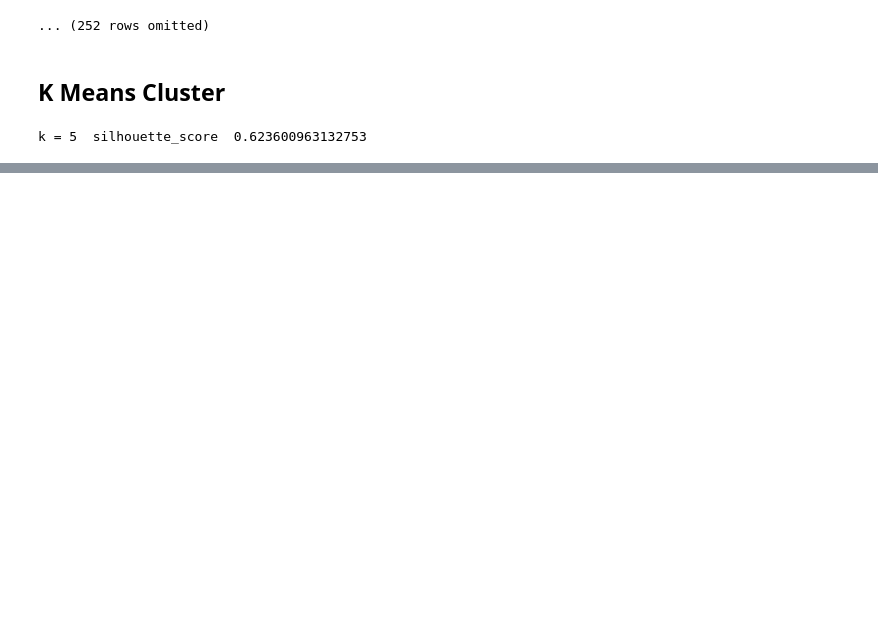
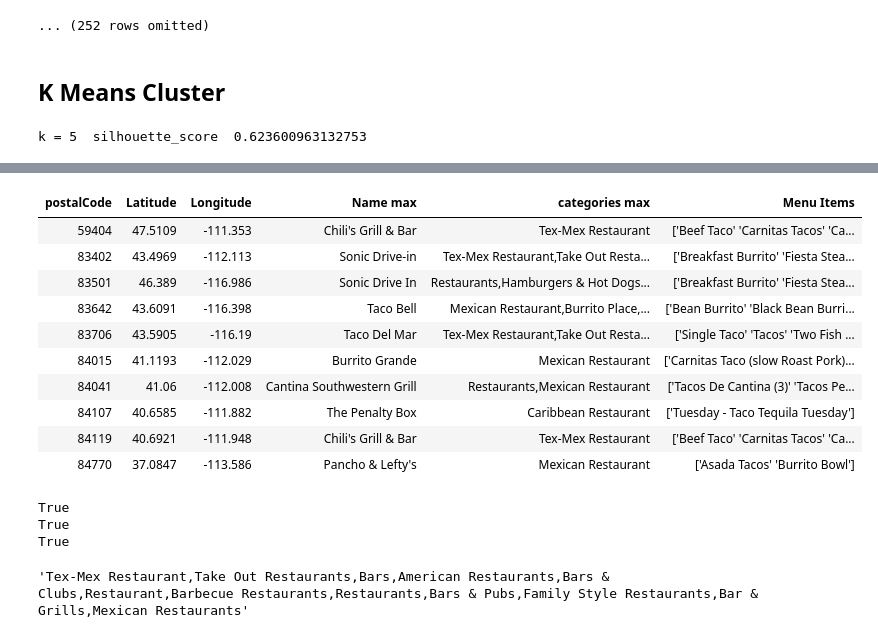
Before and after one commit to sashbhagav/tamudatathon, a Jupyter notebook: organized.ipynb, the cells around one changed output, grey strips where cells are left out. Drawn from its saved outputs; the diff is of its cells as text; code cells hidden in the pictures; blank space fills up the shorter version.

```diff
--- a/organized.ipynb
+++ b/organized.ipynb
@@ -201,0 +256,26 @@ preds
+# %%
+preds
+# %% [output]
+| postalCode | Latitude | Longitude | Name max | categories max | Menu Items |
+| 59404 | 47.5109 | -111.353 | Chili's Grill & Bar | Tex-Mex Restaurant | ['Beef Taco' 'Carnitas Tacos' 'Ca... |
+| 83402 | 43.4969 | -112.113 | Sonic Drive-in | Tex-Mex Restaurant,Take Out Resta... | ['Breakfast Burrito' 'Fiesta Stea... |
+| 83501 | 46.389 | -116.986 | Sonic Drive In | Restaurants,Hamburgers & Hot Dogs... | ['Breakfast Burrito' 'Fiesta Stea... |
+| 83642 | 43.6091 | -116.398 | Taco Bell | Mexican Restaurant,Burrito Place,... | ['Bean Burrito' 'Black Bean Burri... |
+| 83706 | 43.5905 | -116.19 | Taco Del Mar | Tex-Mex Restaurant,Take Out Resta... | ['Single Taco' 'Tacos' 'Two Fish ... |
+| 84015 | 41.1193 | -112.029 | Burrito Grande | Mexican Restaurant | ['Carnitas Taco (slow Roast Pork)... |
+| 84041 | 41.06 | -112.008 | Cantina Southwestern Grill | Restaurants,Mexican Restaurant | ['Tacos De Cantina (3)' 'Tacos Pe... |
+| 84107 | 40.6585 | -111.882 | The Penalty Box | Caribbean Restaurant | ['Tuesday - Taco Tequila Tuesday'] |
+| 84119 | 40.6921 | -111.948 | Chili's Grill & Bar | Tex-Mex Restaurant | ['Beef Taco' 'Carnitas Tacos' 'Ca... |
+| 84770 | 37.0847 | -113.586 | Pancho & Lefty's | Mexican Restaurant | ['Asada Tacos' 'Burrito Bowl'] |
+# %%
+for i in range(0, len(preds)):
+    if 'Take Out' in preds.column('categories max').item(i):
+        print(True)
+# %% [output]
+True
+True
+True
+# %%
+preds.column('categories max').item(1)
+# %% [output]
+'Tex-Mex Restaurant,Take Out Restaurants,Bars,American Restaurants,Bars & Clubs,Restaurant,Barbecue Restaurants,Restaurants,Bars & Pubs,Family Style Restaurants,Bar & Grills,Mexican Restaurants'
```
Also changed, not shown: parts of 9 cells of this notebook, 4 other files.
